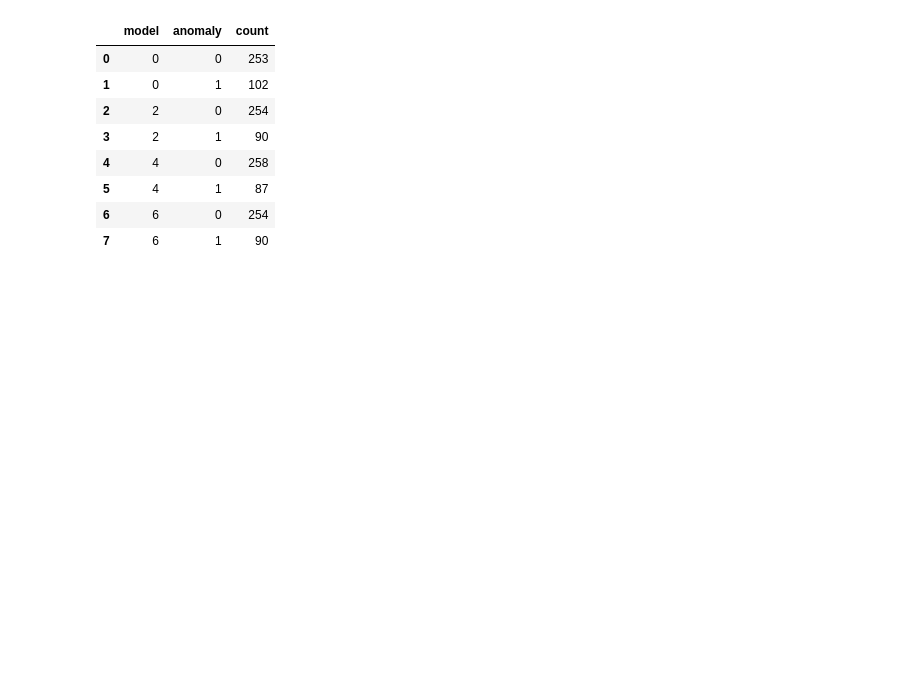
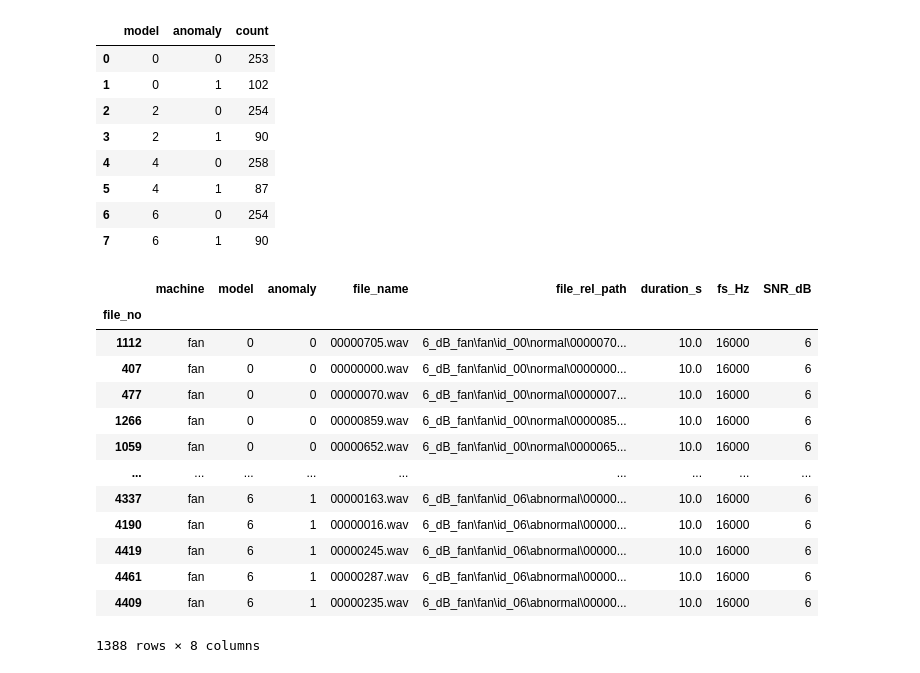
Before and after one commit to eceboran/AudioMalfunctionDetection, a Jupyter notebook: Modeling/one-class-svm-.ipynb, the cells around one changed output. Saved outputs shown, nothing was run; the diff lists cells and outputs as text; code cells hidden in the pictures; blank space fills up the shorter version.

```diff
--- a/Modeling/one-class-svm-.ipynb
+++ b/Modeling/one-class-svm-.ipynb
@@ -45,3 +59,20 @@ df_machine.groupby(["model", "anomaly"])['file_name'].count().reset_index(name='
 | 5 | 4 | 1 | 87 |
 | 6 | 6 | 0 | 254 |
 | 7 | 6 | 1 | 90 |
+# %%
+df_machine
+# %% [output]
+|  | machine | model | anomaly | file_name | file_rel_path | duration_s | fs_Hz | SNR_dB |
+| file_no |  |  |  |  |  |  |  |  |
+| 1112 | fan | 0 | 0 | 00000705.wav | 6_dB_fan\fan\id_00\normal\0000070... | 10.0 | 16000 | 6 |
+| 407 | fan | 0 | 0 | 00000000.wav | 6_dB_fan\fan\id_00\normal\0000000... | 10.0 | 16000 | 6 |
+| 477 | fan | 0 | 0 | 00000070.wav | 6_dB_fan\fan\id_00\normal\0000007... | 10.0 | 16000 | 6 |
+| 1266 | fan | 0 | 0 | 00000859.wav | 6_dB_fan\fan\id_00\normal\0000085... | 10.0 | 16000 | 6 |
+| 1059 | fan | 0 | 0 | 00000652.wav | 6_dB_fan\fan\id_00\normal\0000065... | 10.0 | 16000 | 6 |
+| ... | ... | ... | ... | ... | ... | ... | ... | ... |
+| 4337 | fan | 6 | 1 | 00000163.wav | 6_dB_fan\fan\id_06\abnormal\00000... | 10.0 | 16000 | 6 |
+| 4190 | fan | 6 | 1 | 00000016.wav | 6_dB_fan\fan\id_06\abnormal\00000... | 10.0 | 16000 | 6 |
+| 4419 | fan | 6 | 1 | 00000245.wav | 6_dB_fan\fan\id_06\abnormal\00000... | 10.0 | 16000 | 6 |
+| 4461 | fan | 6 | 1 | 00000287.wav | 6_dB_fan\fan\id_06\abnormal\00000... | 10.0 | 16000 | 6 |
+| 4409 | fan | 6 | 1 | 00000235.wav | 6_dB_fan\fan\id_06\abnormal\00000... | 10.0 | 16000 | 6 |
+1388 rows × 8 columns
```
Also changed, not shown: parts of 6 cells of this notebook, 1 other file.
